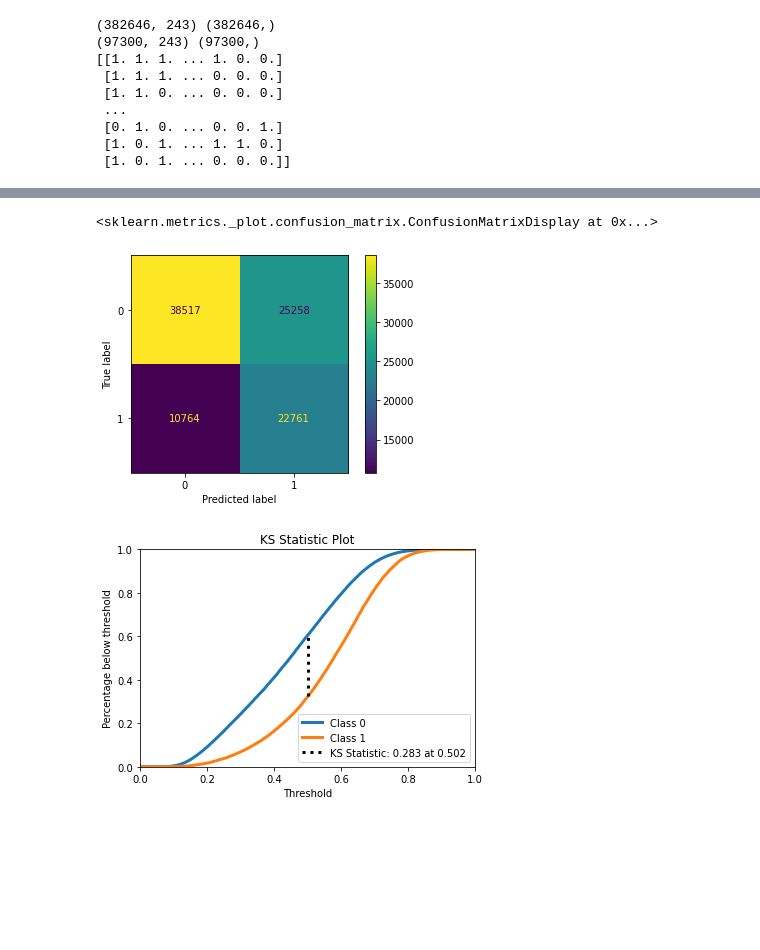
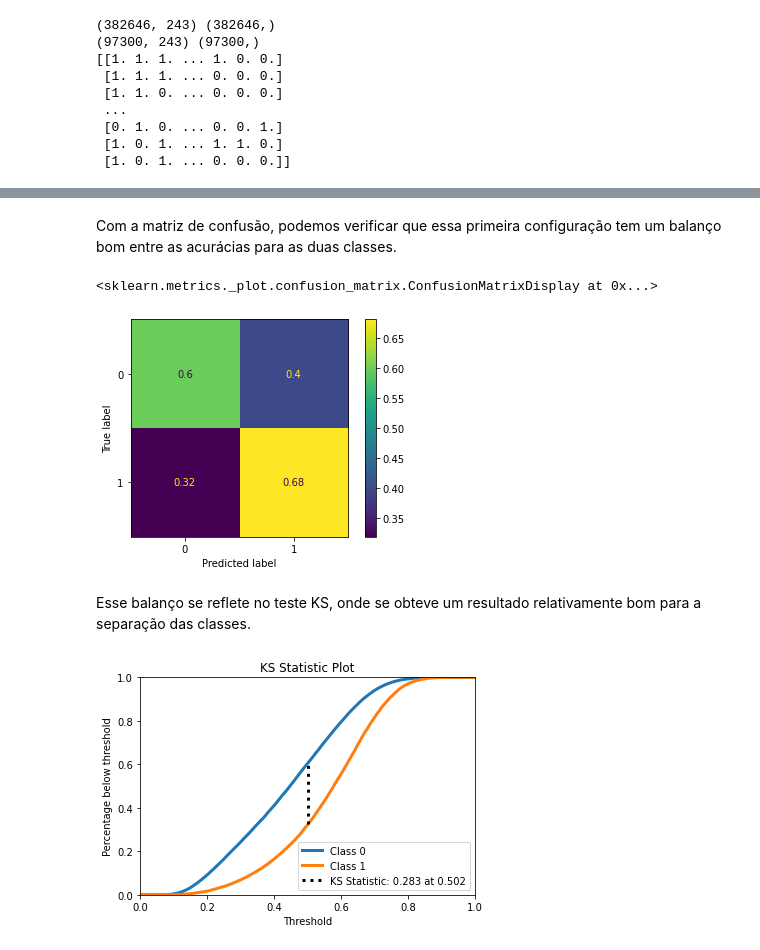
Before and after one commit to rafaelmotaalves/neural-networks, a Jupyter notebook: trn/ensembles.ipynb, the cells around one changed output, grey strips where cells are left out. Saved outputs shown, nothing was run; the diff lists cells and outputs as text; code cells hidden in the pictures; blank space fills up the shorter version.

Commit message:
feat(ensembles): add coments

```diff
--- a/trn/ensembles.ipynb
+++ b/trn/ensembles.ipynb
@@ -66,11 +68,15 @@ VotingClassifier(estimators=[('first_mlp',
 y_pred = ensemble.predict(x_test)
 # %%
 y_pred_proba = ensemble.predict_proba(x_test)
+# %% [markdown]
+Com a matriz de confusão, podemos verificar que essa primeira configuração tem um balanço bom entre as acurácias para as duas classes.
 # %%
-plot_confusion_matrix(ensemble, x_test, y_test)
+plot_confusion_matrix(ensemble, x_test, y_test, normalize='true')
 # %% [output]
 <sklearn.metrics._plot.confusion_matrix.ConfusionMatrixDisplay at 0x...>
-[figure, old version]
+[figure, new version]
+# %% [markdown]
+Esse balanço se reflete no teste KS, onde se obteve um resultado relativamente bom para a separação das classes.
 # %%
 accuracy, recall, precision, f1, auroc, aupr = compute_performance_metrics(y_test, y_pred, y_pred_proba)
 print_metrics_summary(accuracy, recall, precision, f1, auroc, aupr)
```
Also changed, not shown: parts of 6 cells of this notebook.
